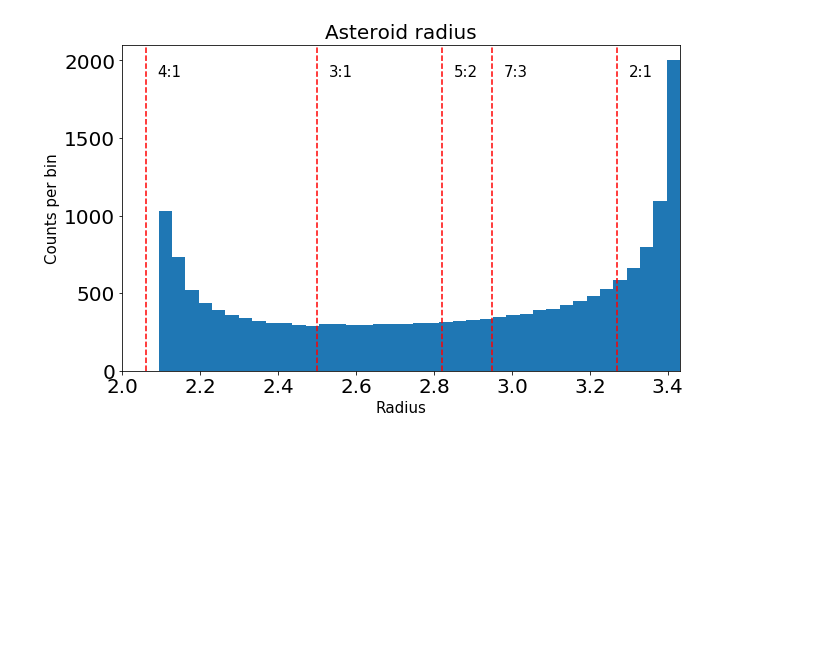
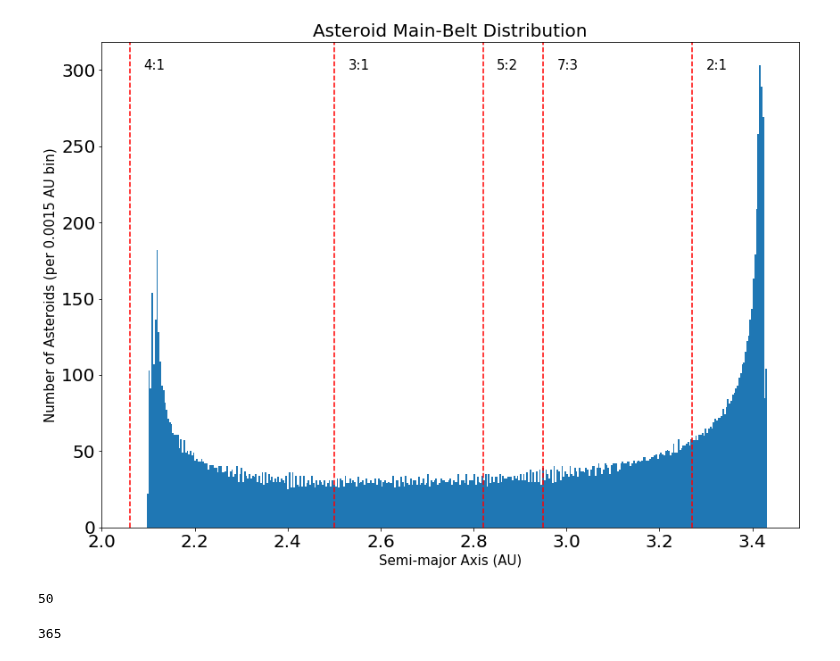
Before and after one commit to marygeo91/asteroids, a Jupyter notebook: Histograms.ipynb, the cells around one changed output. Cells and saved outputs as stored; diff of their text form; code cells hidden in the pictures; blank space fills up the shorter version.

```diff
--- a/Histograms.ipynb
+++ b/Histograms.ipynb
@@ -4,31 +10,40 @@ import matplotlib.pyplot as plt
 # %%
 data = np.loadtxt("firstasteroidData.txt")
 ast_r = data[:,3]
 
 # Set up plot window
-fig, ax = plt.subplots(1,1,figsize=(10,6))
+fig, ax = plt.subplots(1,1,figsize=(14,10))
 
 # Make histogram
-counts, edges, patches = ax.hist(ast_r, bins=100,normed=False)
-ax.set_title("Asteroid radius", fontsize=20)
-ax.set_xlabel("Radius", fontsize=15)
-ax.set_ylabel("Counts per bin", fontsize=15)
+counts, edges, patches = ax.hist(ast_r, bins=1000,normed=False)
+ax.set_title("Asteroid Main-Belt Distribution", fontsize=20)
+ax.set_xlabel("Semi-major Axis (AU)", fontsize=15)
+ax.set_ylabel("Number of Asteroids (per 0.0015 AU bin)", fontsize=15)
+
 ax.tick_params(axis='x',labelsize=20)
 ax.tick_params(axis='y',labelsize=20)
-ax.set_xlim(2.,max(ast_r))
+ax.set_xlim(2.,3.5)
 
 # Most prominent Kirkwood gaps
 plt.axvline(x=2.06,color='red',linestyle='--')
-plt.text(2.09, 1900,'4:1',size=15)
+plt.text(2.09, 300,'4:1',size=15)
 plt.axvline(x=2.5,color='red',linestyle='--')
-plt.text(2.53, 1900,'3:1',size=15)
+plt.text(2.53, 300,'3:1',size=15)
 plt.axvline(x=2.82,color='red',linestyle='--')
-plt.text(2.85, 1900,'5:2',size=15)
+plt.text(2.85, 300,'5:2',size=15)
 plt.axvline(x=2.95,color='red',linestyle='--')
-plt.text(2.98, 1900,'7:3',size=15)
+plt.text(2.98, 300,'7:3',size=15)
 plt.axvline(x=3.27,color='red',linestyle='--')
-plt.text(3.3, 1900,'2:1',size=15)
+plt.text(3.3, 300,'2:1',size=15)
 
 plt.show()
 # %% [output]
-[figure, old version]
+[figure, new version]
+# %%
+print len(data)/365
+# %% [output]
+50
+# %%
+len(data[0:365])
+# %% [output]
+365
```
Also changed, not shown: parts of 3 cells of this notebook, 2 other files.
